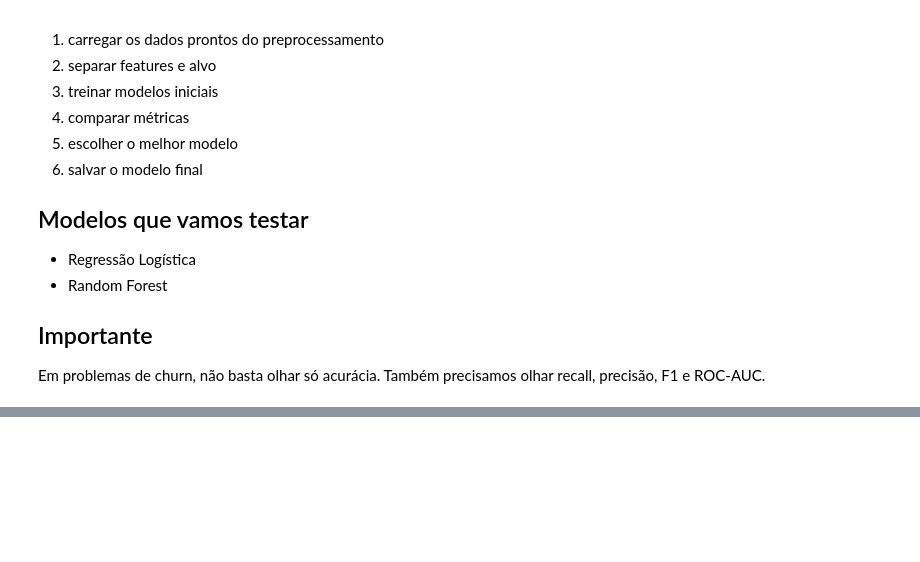
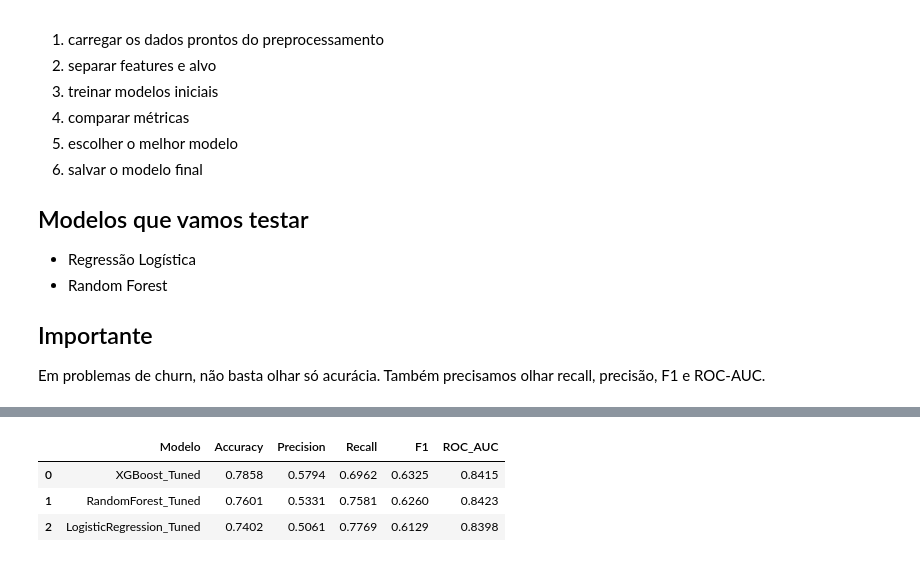
Before and after one commit to Meschick/telco-churn-ml, a Jupyter notebook: notebooks/04_treinamento.ipynb, the cells around one changed output, grey strips where cells are left out. Saved outputs shown, nothing was run; the diff lists cells and outputs as text; code cells hidden in the pictures; blank space fills up the shorter version.

```diff
--- a/notebooks/04_treinamento.ipynb
+++ b/notebooks/04_treinamento.ipynb
@@ -254,0 +1074,93 @@ Próximo passo: avaliação final usando o threshold ajustado.
+# %%
+# %%
+print("=" * 60)
+print("AVALIAÇÃO DOS MODELOS APÓS O TUNING")
+print("=" * 60)
+
+from sklearn.metrics import (
+    accuracy_score,
+    precision_score,
+    recall_score,
+    f1_score,
+    roc_auc_score
+)
+
+# Dicionário com os modelos tunados
+tuned_models = {
+    "RandomForest_Tuned": rf_best_model,
+    "LogisticRegression_Tuned": lr_best_model,
+    "XGBoost_Tuned": xgb_best_model
+}
+
+tuned_results = []
+
+for model_name, model in tuned_models.items():
+
+    print("\n" + "-" * 60)
+    print(f"Avaliando: {model_name}")
+    print("-" * 60)
+
+    # Treinar modelo
+    model.fit(X_train, y_train)
+
+    # Probabilidades
+    y_prob = model.predict_proba(X_test)[:, 1]
+
+    # Threshold padrão
+    y_pred = (y_prob >= 0.50).astype(int)
+
+    # Métricas
+    accuracy = accuracy_score(y_test, y_pred)
+    precision = precision_score(
+        y_test,
+        y_pred,
+        zero_division=0
+    )
+    recall = recall_score(
+        y_test,
+        y_pred,
+        zero_division=0
+    )
+    f1 = f1_score(
+        y_test,
+        y_pred,
+        zero_division=0
+    )
+    roc_auc = roc_auc_score(
+        y_test,
+        y_prob
+    )
+
+    tuned_results.append({
+        "Modelo": model_name,
+        "Accuracy": accuracy,
+        "Precision": precision,
+        "Recall": recall,
+        "F1": f1,
+        "ROC_AUC": roc_auc
+    })
+
+    print(f"Accuracy : {accuracy:.4f}")
+    print(f"Precision: {precision:.4f}")
+    print(f"Recall   : {recall:.4f}")
+    print(f"F1       : {f1:.4f}")
+    print(f"ROC-AUC  : {roc_auc:.4f}")
+
+# Criar tabela comparativa
+tuned_comparison_df = pd.DataFrame(tuned_results)
+
+# Ordenar pelo F1
+tuned_comparison_df = (
+    tuned_comparison_df
+    .sort_values("F1", ascending=False)
+    .reset_index(drop=True)
+)
+
+print("\n" + "=" * 60)
+print("COMPARATIVO DOS MODELOS TUNADOS")
+print("=" * 60)
+
+display(
+    tuned_comparison_df.round(4)
+)
+# %% [output]
@@ -254,0 +1201,4 @@ Próximo passo: avaliação final usando o threshold ajustado.
+|  | Modelo | Accuracy | Precision | Recall | F1 | ROC_AUC |
+| 0 | XGBoost_Tuned | 0.7858 | 0.5794 | 0.6962 | 0.6325 | 0.8415 |
+| 1 | RandomForest_Tuned | 0.7601 | 0.5331 | 0.7581 | 0.6260 | 0.8423 |
+| 2 | LogisticRegression_Tuned | 0.7402 | 0.5061 | 0.7769 | 0.6129 | 0.8398 |
```
Also changed, not shown: parts of 29 cells of this notebook, 5 other files.
